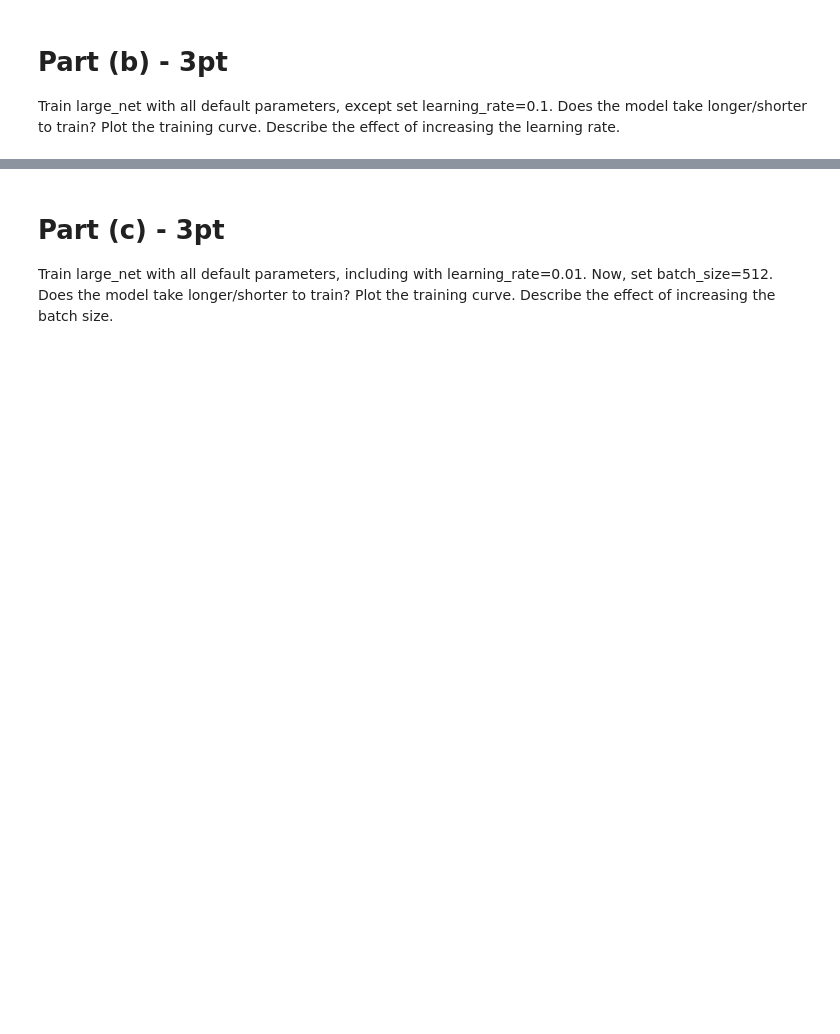
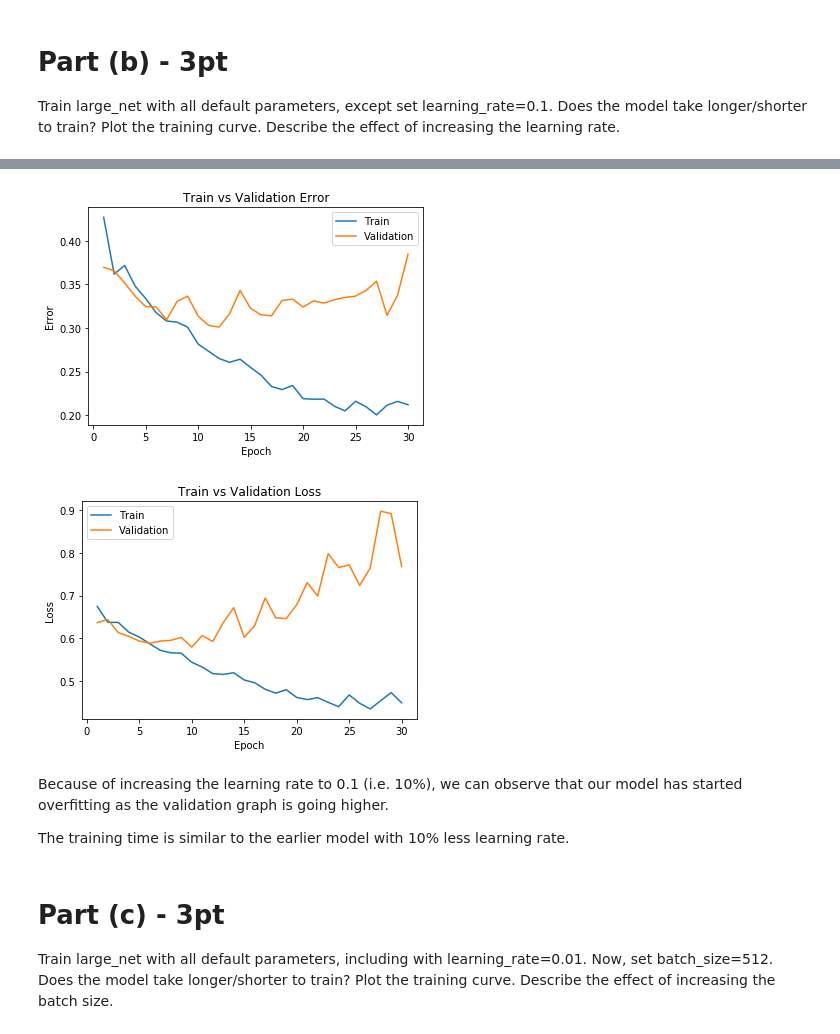
Before and after one commit to faisal3325/cnn, a Jupyter notebook: Project2.ipynb, the cells around one changed output, grey strips where cells are left out. Cells and saved outputs as stored; diff of their text form; code cells hidden in the pictures; blank space fills up the shorter version.

```diff
--- a/Project2.ipynb
+++ b/Project2.ipynb
@@ -713,3 +793,13 @@ Train large_net with all default parameters, except set learning_rate=0.1. Does
+# %%
+model_path = get_model_name("large", batch_size=64, learning_rate=0.1, epoch=29)
+plot_training_curve(model_path)
+# %% [output]
+[figure, added]
+[figure, added]
+# %% [markdown]
+Because of increasing the learning rate to 0.1 (i.e. 10%), we can observe that our model has started overfitting as the validation graph is going higher.
+
+The training time is similar to the earlier model with 10% less learning rate.
 # %% [markdown]
 # Part (c) - 3pt
 Train large_net with all default parameters, including with learning_rate=0.01. Now, set batch_size=512. Does the model take longer/shorter to train? Plot the training curve. Describe the effect of increasing the batch size.
```
Also changed, not shown: parts of 39 cells of this notebook.
